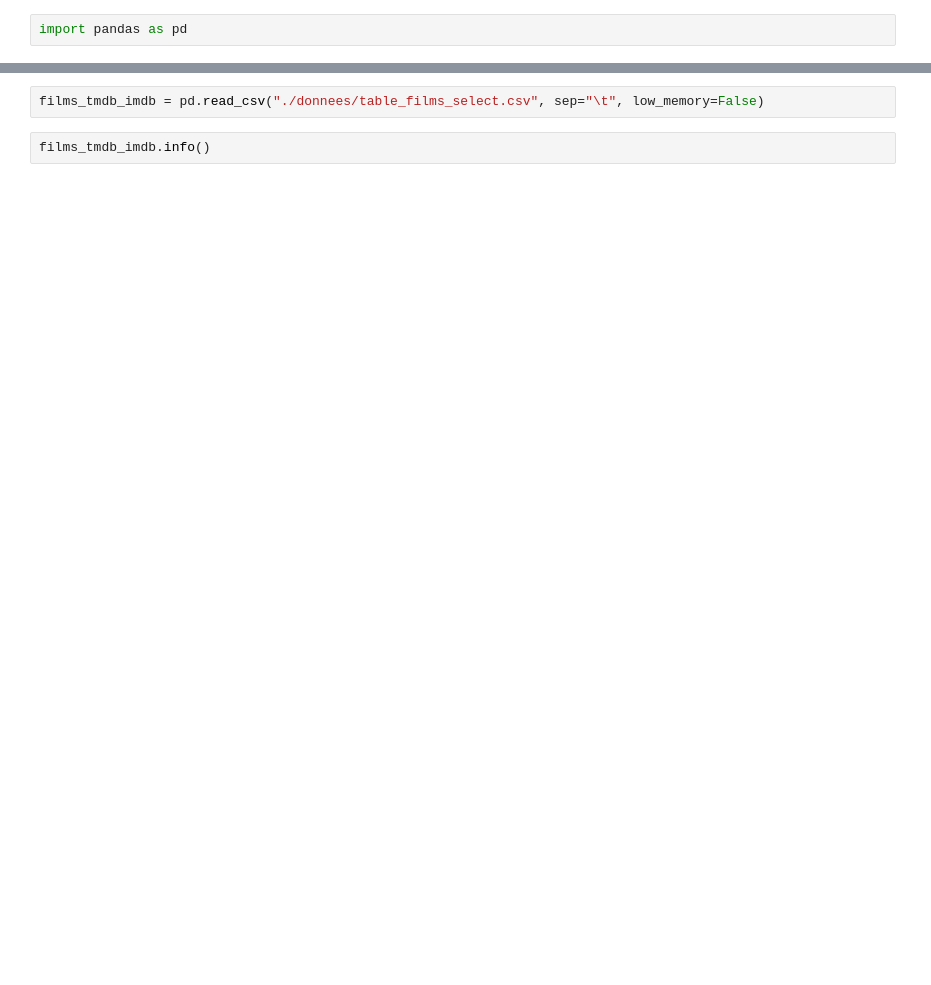
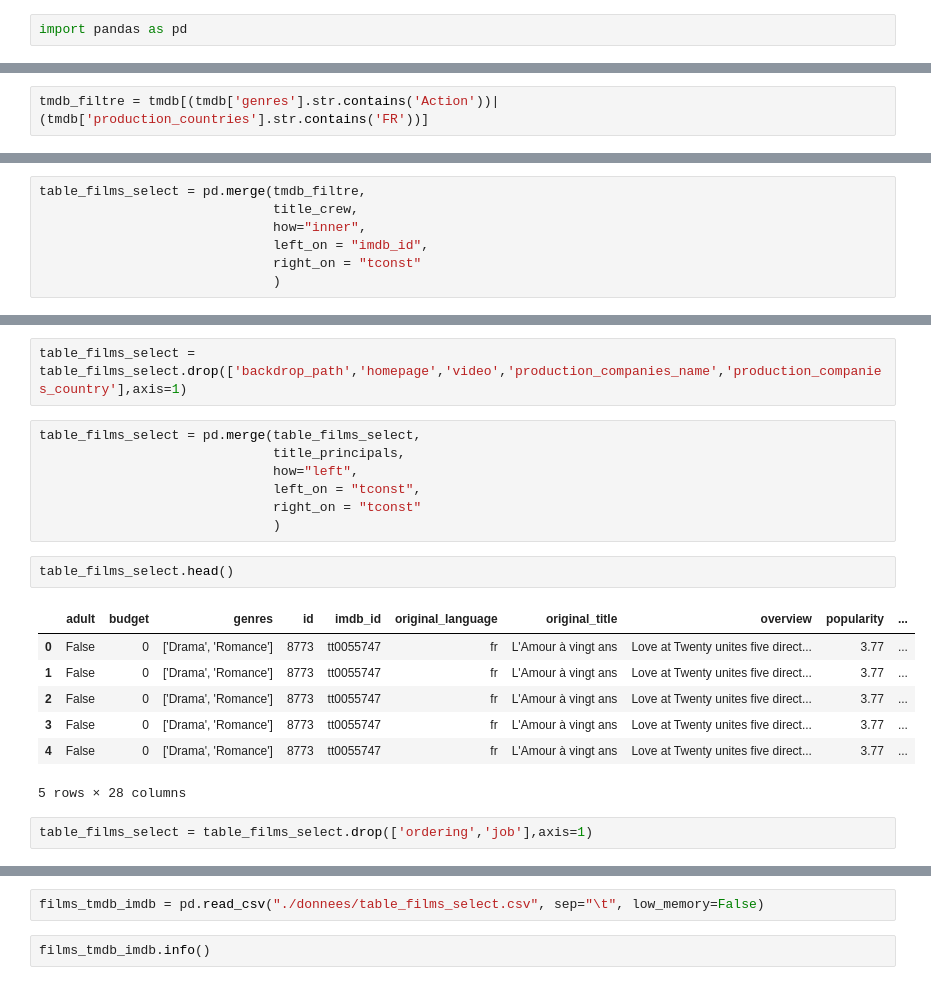
Before and after one commit to Cynthia-OK/CreuseLlywood, a Jupyter notebook: nettoyage_data.ipynb, the cells around one changed output, grey strips where cells are left out. Drawn from its saved outputs; the diff is of its cells as text; blank space fills up the shorter version.

```diff
--- a/nettoyage_data.ipynb
+++ b/nettoyage_data.ipynb
@@ -4,0 +21,2 @@ import pandas as pd
+# %%
+tmdb_filtre = tmdb[(tmdb['genres'].str.contains('Action'))|(tmdb['production_countries'].str.contains('FR'))]
@@ -4,0 +43,7 @@ import pandas as pd
+# %%
+table_films_select = pd.merge(tmdb_filtre,
+                              title_crew,
+                              how="inner",
+                              left_on = "imdb_id",
+                              right_on = "tconst"
+                              )
@@ -4,0 +70,21 @@ import pandas as pd
+# %%
+table_films_select = table_films_select.drop(['backdrop_path','homepage','video','production_companies_name','production_companies_country'],axis=1)
+# %%
+table_films_select = pd.merge(table_films_select,
+                              title_principals,
+                              how="left",
+                              left_on = "tconst",
+                              right_on = "tconst"
+                              )
+# %%
+table_films_select.head()
+# %% [output]
+|  | adult | budget | genres | id | imdb_id | original_language | original_title | overview | popularity | ... |
+| 0 | False | 0 | ['Drama', 'Romance'] | 8773 | tt0055747 | fr | L'Amour à vingt ans | Love at Twenty unites five direct... | 3.77 | ... |
+| 1 | False | 0 | ['Drama', 'Romance'] | 8773 | tt0055747 | fr | L'Amour à vingt ans | Love at Twenty unites five direct... | 3.77 | ... |
+| 2 | False | 0 | ['Drama', 'Romance'] | 8773 | tt0055747 | fr | L'Amour à vingt ans | Love at Twenty unites five direct... | 3.77 | ... |
+| 3 | False | 0 | ['Drama', 'Romance'] | 8773 | tt0055747 | fr | L'Amour à vingt ans | Love at Twenty unites five direct... | 3.77 | ... |
+| 4 | False | 0 | ['Drama', 'Romance'] | 8773 | tt0055747 | fr | L'Amour à vingt ans | Love at Twenty unites five direct... | 3.77 | ... |
+5 rows × 28 columns
+# %%
+table_films_select = table_films_select.drop(['ordering','job'],axis=1)
```
Also changed, not shown: parts of 129 cells of this notebook, 2 other files.
